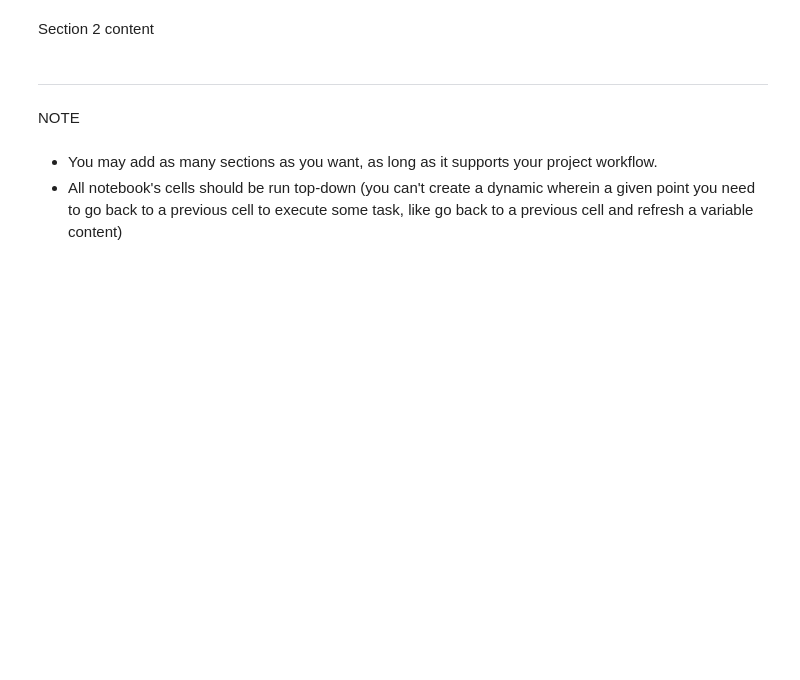
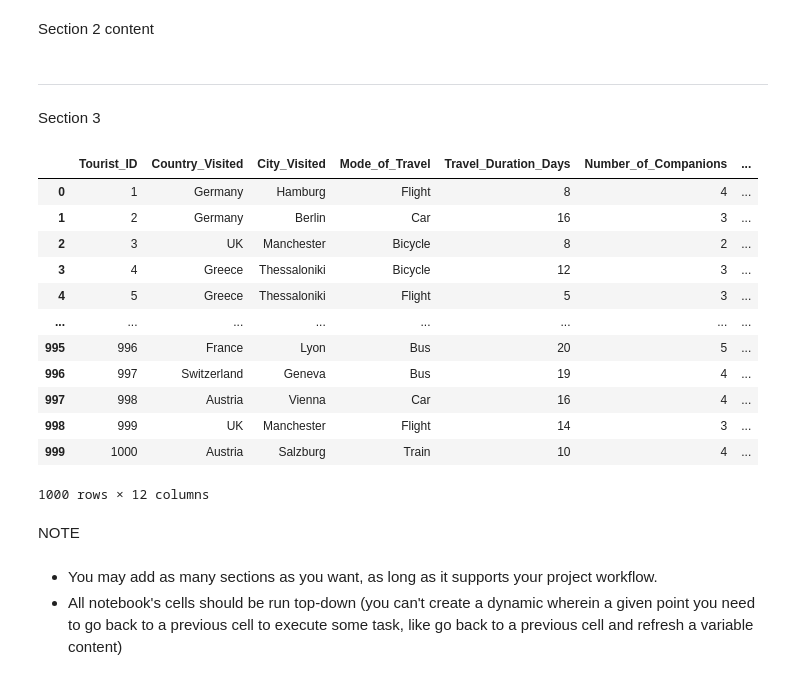
Before and after one commit to Mukti-M/Hackathon2-Team-3, a Jupyter notebook: jupyter_notebooks/Notebook_Template.ipynb, the cells around one changed output. Drawn from its saved outputs; the diff is of its cells as text; code cells hidden in the pictures; blank space fills up the shorter version.

```diff
--- a/jupyter_notebooks/Notebook_Template.ipynb
+++ b/jupyter_notebooks/Notebook_Template.ipynb
@@ -192,3 +192,60 @@ Outlier Counts per Column:
 Section 2 content
 # %% [markdown]
 ---
+# %% [markdown]
+Section 3
+# %%
+# Manually mapping known cities to their latitude and longitude coordinates
+city_coordinates = {
+    "Hamburg": (53.5511, 9.9937),
+    "Berlin": (52.5200, 13.4050),
+    "Manchester": (53.4808, -2.2426),
+    "Thessaloniki": (40.6401, 22.9444),
+    "Athens": (37.9838, 23.7275),
+    "Lisbon": (38.7169, -9.1399),
+    "Faro": (37.0194, -7.9322),
+    "Madrid": (40.4168, -3.7038),
+    "Salzburg": (47.8095, 13.0550),
+    "London": (51.5074, -0.1278),
+    "Rome": (41.9028, 12.4964),
+    "Utrecht": (52.0907, 5.1214),
+    "Paris": (48.8566, 2.3522),
+    "Lucerne": (47.0505, 8.3059),
+    "Porto": (41.1579, -8.6291),
+    "Lyon": (45.7640, 4.8357),
+    "Edinburgh": (55.9533, -3.1883),
+    "Seville": (37.3886, -5.9823),
+    "Rotterdam": (51.9225, 4.4792),
+    "Vienna": (48.2082, 16.3738),
+    "Santorini": (36.3932, 25.4615),
+    "Innsbruck": (47.2692, 11.4041),
+    "Barcelona": (41.3851, 2.1734),
+    "Zurich": (47.3769, 8.5417),
+    "Nice": (43.7102, 7.2620),
+    "Geneva": (46.2044, 6.1432),
+    "Amsterdam": (52.3676, 4.9041),
+    "Venice": (45.4408, 12.3155),
+    "Milan": (45.4642, 9.1900),
+    "Munich": (48.1351, 11.5820)
+}
+df_copy = df.copy()
+# Add latitude and longitude to the dataset
+df_copy['Latitude'] = df['City_Visited'].map(lambda x: city_coordinates.get(x, (None, None))[0])
+df_copy['Longitude'] = df['City_Visited'].map(lambda x: city_coordinates.get(x, (None, None))[1])
+
+# Save and preview the updated dataset
+df_copy
+# %% [output]
+|  | Tourist_ID | Country_Visited | City_Visited | Mode_of_Travel | Travel_Duration_Days | Number_of_Companions | ... |
+| 0 | 1 | Germany | Hamburg | Flight | 8 | 4 | ... |
+| 1 | 2 | Germany | Berlin | Car | 16 | 3 | ... |
+| 2 | 3 | UK | Manchester | Bicycle | 8 | 2 | ... |
+| 3 | 4 | Greece | Thessaloniki | Bicycle | 12 | 3 | ... |
+| 4 | 5 | Greece | Thessaloniki | Flight | 5 | 3 | ... |
+| ... | ... | ... | ... | ... | ... | ... | ... |
+| 995 | 996 | France | Lyon | Bus | 20 | 5 | ... |
+| 996 | 997 | Switzerland | Geneva | Bus | 19 | 4 | ... |
+| 997 | 998 | Austria | Vienna | Car | 16 | 4 | ... |
+| 998 | 999 | UK | Manchester | Flight | 14 | 3 | ... |
+| 999 | 1000 | Austria | Salzburg | Train | 10 | 4 | ... |
+1000 rows × 12 columns
```
Also changed, not shown: parts of 1 cell of this notebook.
